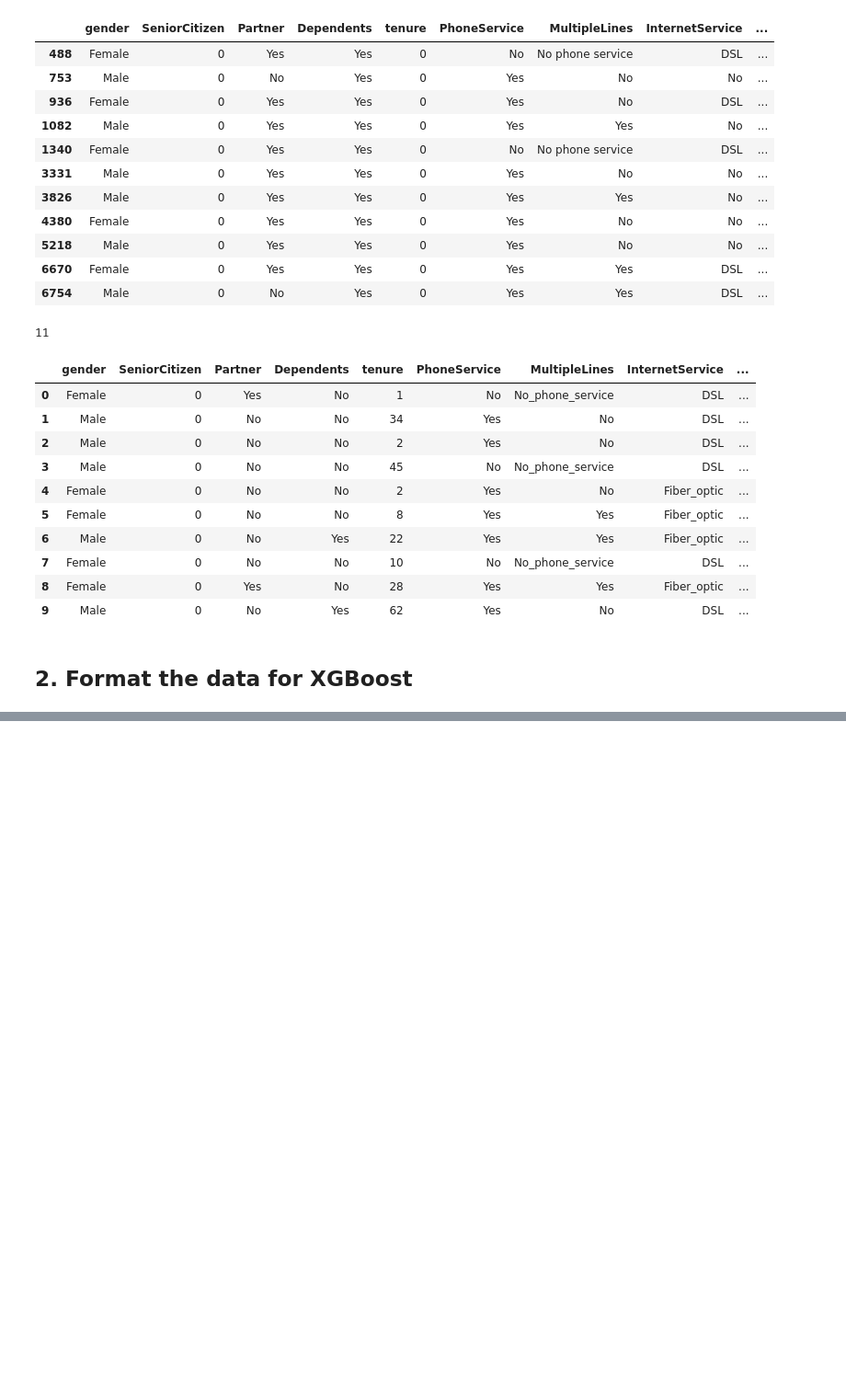
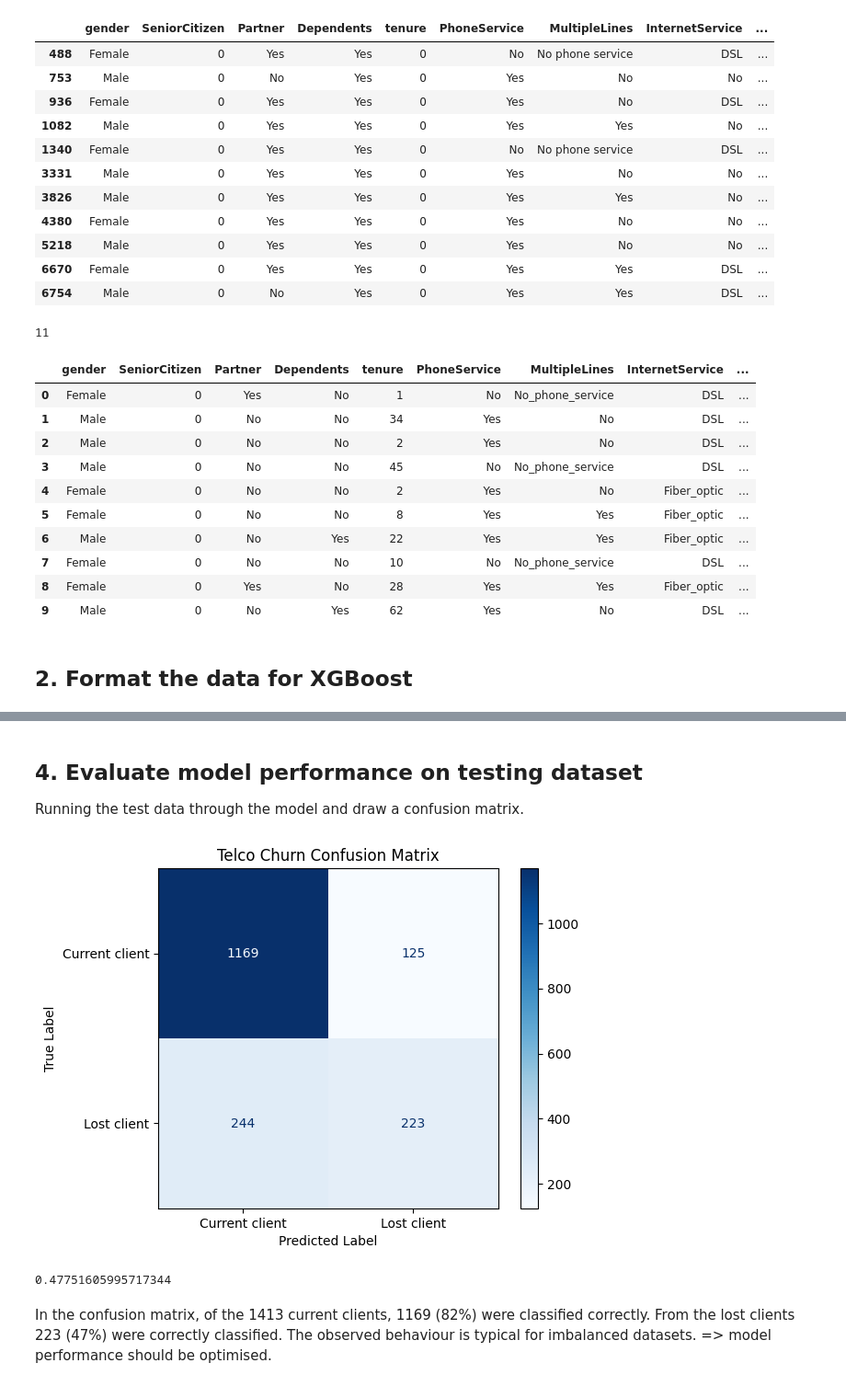
Before and after one commit to dobrinaVI/Customer-Churn-Prediction-using-XGBOOST, a Jupyter notebook: Customer_Churn_Prediction_using_XGBOOST.ipynb, the cells around one changed output, grey strips where cells are left out. Shown at 92% size. Cells and saved outputs as stored; diff of their text form; code cells hidden in the pictures; blank space fills up the shorter version.

```diff
--- a/Customer_Churn_Prediction_using_XGBOOST.ipynb
+++ b/Customer_Churn_Prediction_using_XGBOOST.ipynb
@@ -150,4 +191,12 @@ y = data['Churn']
 # %%
 #One-Hot Encoding for Categorical variables in X
-X.dtypes
+X_encoded = pd.get_dummies(X, columns=['gender', 'SeniorCitizen', 'Partner',
+                                       'Dependents', 'PhoneService',
+                                       'MultipleLines', 'InternetService',
+                                       'OnlineSecurity', 'OnlineBackup',
+                                       'DeviceProtection', 'TechSupport',
+                                       'StreamingTV', 'StreamingMovies',
+                                       'Contract', 'PaperlessBilling',
+                                       'PaymentMethod'])
+X_encoded.head()
 # %% [output]
@@ -173,0 +229,5 @@ dtype: object
+# %%
+# Split the data into train/test
+X_train, X_test, y_train, y_test = train_test_split(X_encoded, y_encoded,
+                                                    random_state=5, #to endure the split is reproducable
+                                                    stratify=y_encoded) #stratifying by Churn
@@ -173,0 +251,8 @@ dtype: object
+# %%
+# Create the Churn XGBoost classifier
+churn_clf = xgb.XGBClassifier(objective="binary:logistic", seed=5,
+                              early_stopping_rounds=10, eval_metric="aucpr")
+
+# Fit the model as specified
+churn_clf.fit(X_train, y_train, verbose=True,
+              eval_set=[(X_test, y_test)])
@@ -173,0 +285,4 @@ dtype: object
+# %% [markdown]
+## 4. Evaluate model performance on testing dataset
+
+Running the test data through the model and draw a confusion matrix.
@@ -173,0 +291,30 @@ dtype: object
+# %%
+# Make predictions on the test set
+y_pred = churn_clf.predict(X_test)
+
+# Create confusion matrix
+cm = confusion_matrix(y_test, y_pred)
+
+# Create a ConfusionMatrixDisplay object
+cm_disp = ConfusionMatrixDisplay(confusion_matrix=cm,
+                                 display_labels=["Current client", "Lost client"])
+
+# Plot the confusion matrix
+cm_disp.plot(cmap='Blues')
+
+# Add title and axis labels
+plt.title('Telco Churn Confusion Matrix')
+plt.xlabel('Predicted Label')
+plt.ylabel('True Label')
+
+# Show the plot
+plt.show()
+# %% [output]
+[figure, added]
+# %%
+223/(223+244)
+# %% [output]
+0.47751605995717344
+# %% [markdown]
+In the confusion matrix, of the 1413 current clients, 1169 (82%) were classified correctly. From the lost clients 223 (47%) were correctly classified. The observed behaviour is typical for imbalanced datasets.
+=> model performance should be optimised.
```
Also changed, not shown: parts of 21 cells of this notebook.
